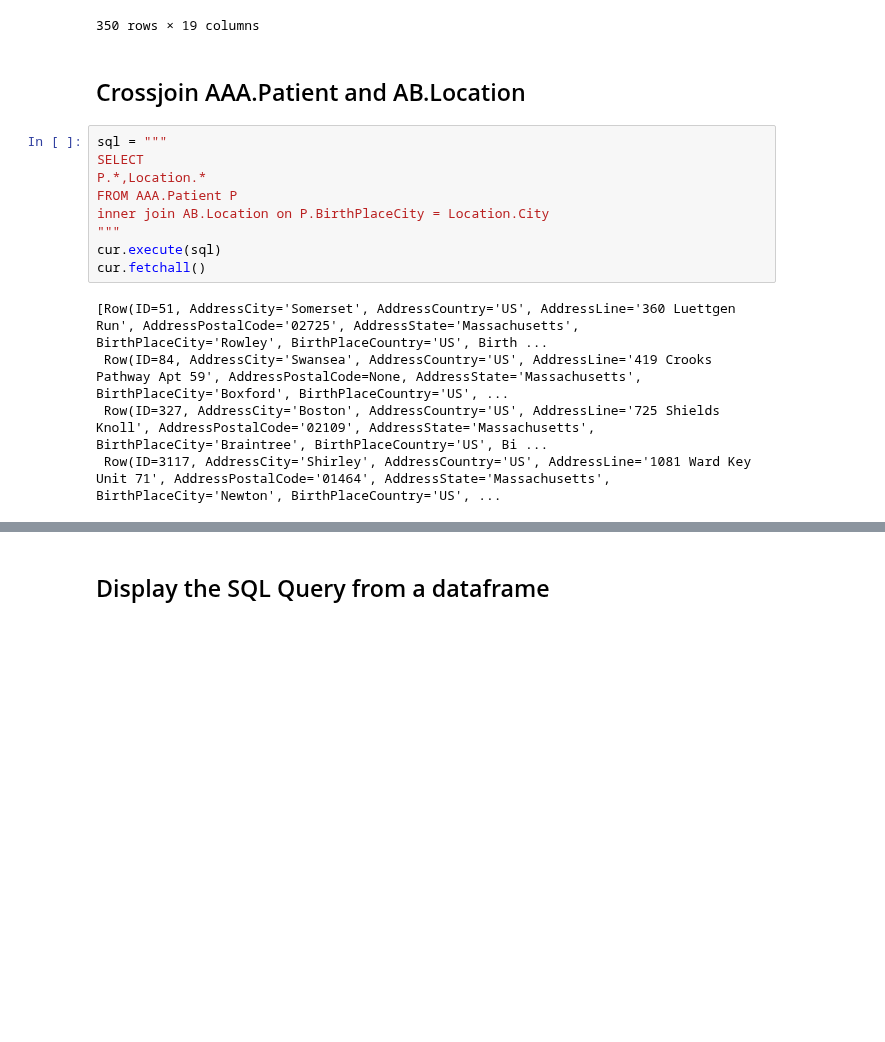
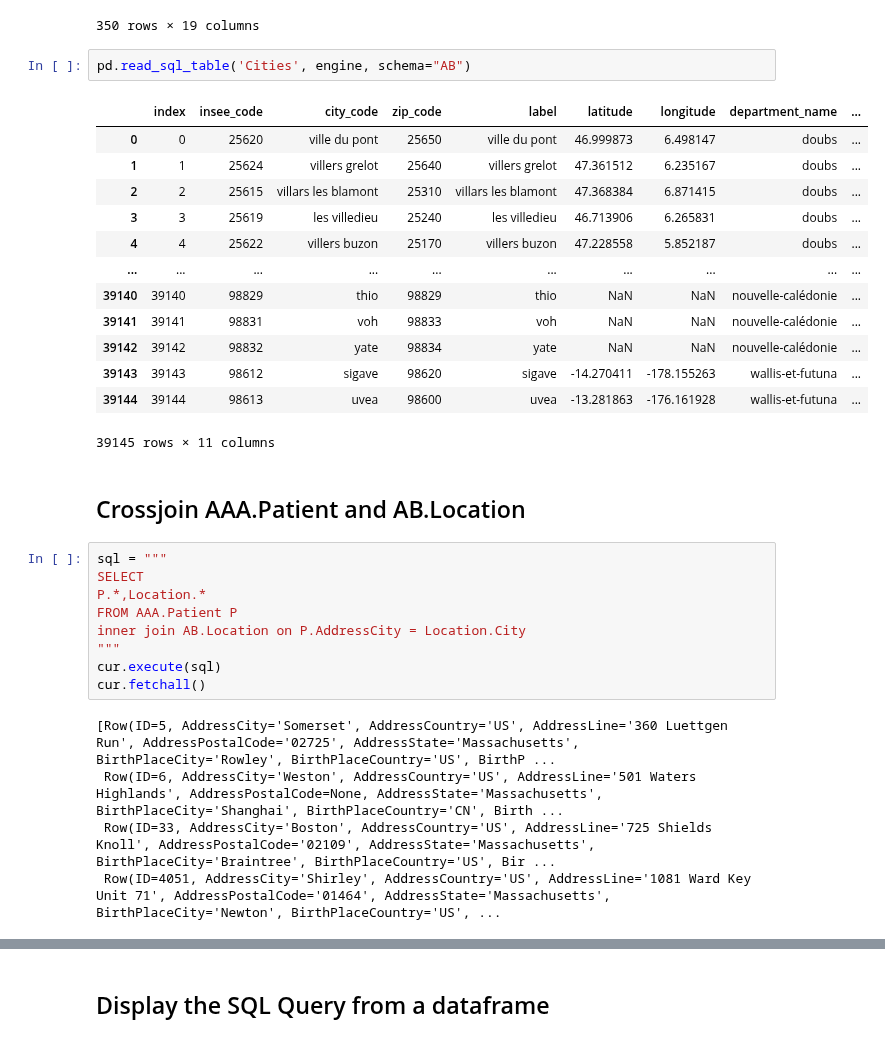
Before and after one commit to SylvainGuilbaud/IRISHealth, a Jupyter notebook: notebook/Notebooks/FHIRSQLBuilder.ipynb, the cells around one changed output, grey strips where cells are left out. Drawn from its saved outputs; the diff is of its cells as text; blank space fills up the shorter version.

```diff
--- a/notebook/Notebooks/FHIRSQLBuilder.ipynb
+++ b/notebook/Notebooks/FHIRSQLBuilder.ipynb
@@ -86,6 +101,22 @@ pd.read_sql_table('Location', engine, schema="AB")
 | 348 | 348 | Wrentham | Norfolk | 42.0639 | -71.3315 | MA | 0.07 | 0.06 | 0.07 | 0.07 | 0.09 | ... |
 | 349 | 349 | Yarmouth | Barnstable | 41.7055 | -70.2286 | MA | 0.02 | 0.06 | 0.02 | 0.06 | 0.11 | ... |
 350 rows × 19 columns
+# %%
+pd.read_sql_table('Cities', engine, schema="AB")
+# %% [output]
+|  | index | insee_code | city_code | zip_code | label | latitude | longitude | department_name | ... |
+| 0 | 0 | 25620 | ville du pont | 25650 | ville du pont | 46.999873 | 6.498147 | doubs | ... |
+| 1 | 1 | 25624 | villers grelot | 25640 | villers grelot | 47.361512 | 6.235167 | doubs | ... |
+| 2 | 2 | 25615 | villars les blamont | 25310 | villars les blamont | 47.368384 | 6.871415 | doubs | ... |
+| 3 | 3 | 25619 | les villedieu | 25240 | les villedieu | 46.713906 | 6.265831 | doubs | ... |
+| 4 | 4 | 25622 | villers buzon | 25170 | villers buzon | 47.228558 | 5.852187 | doubs | ... |
+| ... | ... | ... | ... | ... | ... | ... | ... | ... | ... |
+| 39140 | 39140 | 98829 | thio | 98829 | thio | NaN | NaN | nouvelle-calédonie | ... |
+| 39141 | 39141 | 98831 | voh | 98833 | voh | NaN | NaN | nouvelle-calédonie | ... |
+| 39142 | 39142 | 98832 | yate | 98834 | yate | NaN | NaN | nouvelle-calédonie | ... |
+| 39143 | 39143 | 98612 | sigave | 98620 | sigave | -14.270411 | -178.155263 | wallis-et-futuna | ... |
+| 39144 | 39144 | 98613 | uvea | 98600 | uvea | -13.281863 | -176.161928 | wallis-et-futuna | ... |
+39145 rows × 11 columns
 # %% [markdown]
 ## Crossjoin AAA.Patient and AB.Location
 # %%
@@ -93,12 +124,12 @@ sql = """
 SELECT
 P.*,Location.*
 FROM AAA.Patient P
-inner join AB.Location on P.BirthPlaceCity = Location.City
+inner join AB.Location on P.AddressCity = Location.City
 """
 cur.execute(sql)
 cur.fetchall()
 # %% [output]
-[Row(ID=51, AddressCity='Somerset', AddressCountry='US', AddressLine='360 Luettgen Run', AddressPostalCode='02725', AddressState='Massachusetts', BirthPlaceCity='Rowley', BirthPlaceCountry='US', Birth ...
- Row(ID=84, AddressCity='Swansea', AddressCountry='US', AddressLine='419 Crooks Pathway Apt 59', AddressPostalCode=None, AddressState='Massachusetts', BirthPlaceCity='Boxford', BirthPlaceCountry='US', ...
- Row(ID=327, AddressCity='Boston', AddressCountry='US', AddressLine='725 Shields Knoll', AddressPostalCode='02109', AddressState='Massachusetts', BirthPlaceCity='Braintree', BirthPlaceCountry='US', Bi ...
- Row(ID=3117, AddressCity='Shirley', AddressCountry='US', AddressLine='1081 Ward Key Unit 71', AddressPostalCode='01464', AddressState='Massachusetts', BirthPlaceCity='Newton', BirthPlaceCountry='US', ...
+[Row(ID=5, AddressCity='Somerset', AddressCountry='US', AddressLine='360 Luettgen Run', AddressPostalCode='02725', AddressState='Massachusetts', BirthPlaceCity='Rowley', BirthPlaceCountry='US', BirthP ...
+ Row(ID=6, AddressCity='Weston', AddressCountry='US', AddressLine='501 Waters Highlands', AddressPostalCode=None, AddressState='Massachusetts', BirthPlaceCity='Shanghai', BirthPlaceCountry='CN', Birth ...
+ Row(ID=33, AddressCity='Boston', AddressCountry='US', AddressLine='725 Shields Knoll', AddressPostalCode='02109', AddressState='Massachusetts', BirthPlaceCity='Braintree', BirthPlaceCountry='US', Bir ...
+ Row(ID=4051, AddressCity='Shirley', AddressCountry='US', AddressLine='1081 Ward Key Unit 71', AddressPostalCode='01464', AddressState='Massachusetts', BirthPlaceCity='Newton', BirthPlaceCountry='US', ...
```
Also changed, not shown: parts of 18 cells of this notebook, 12 other files.
